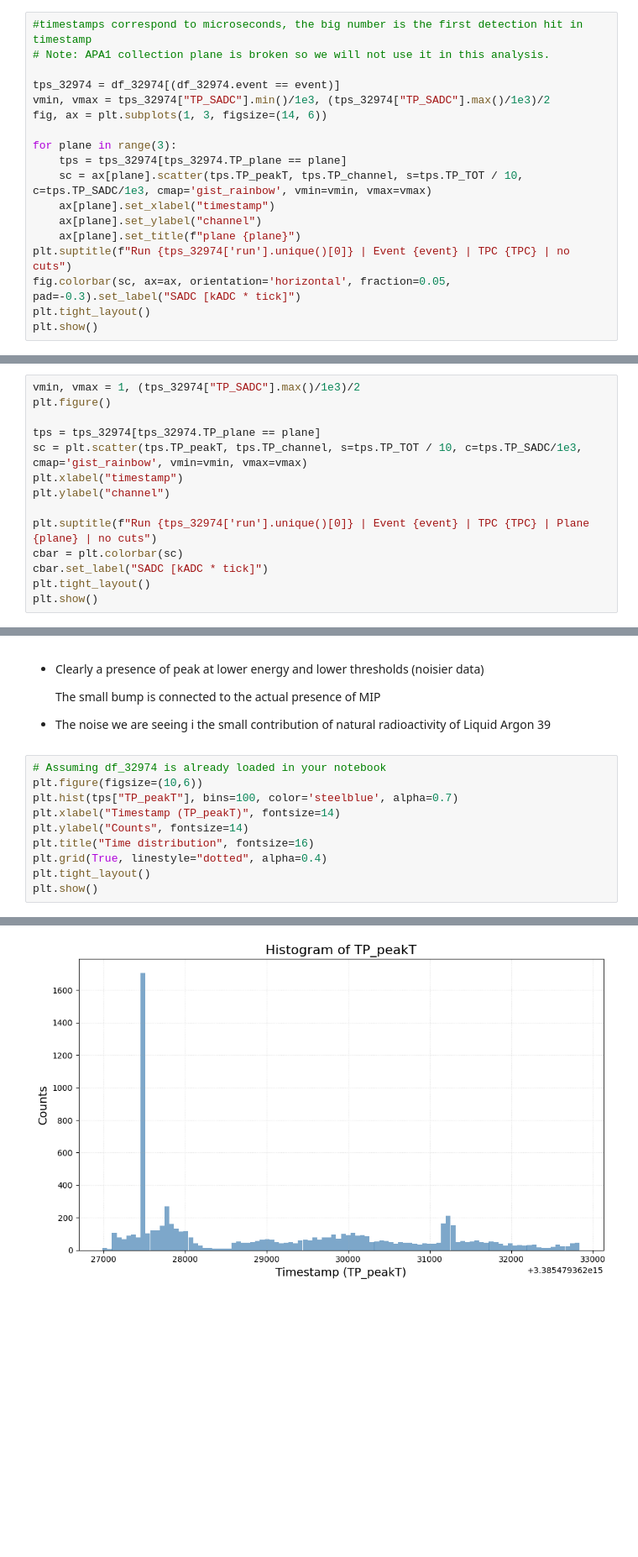
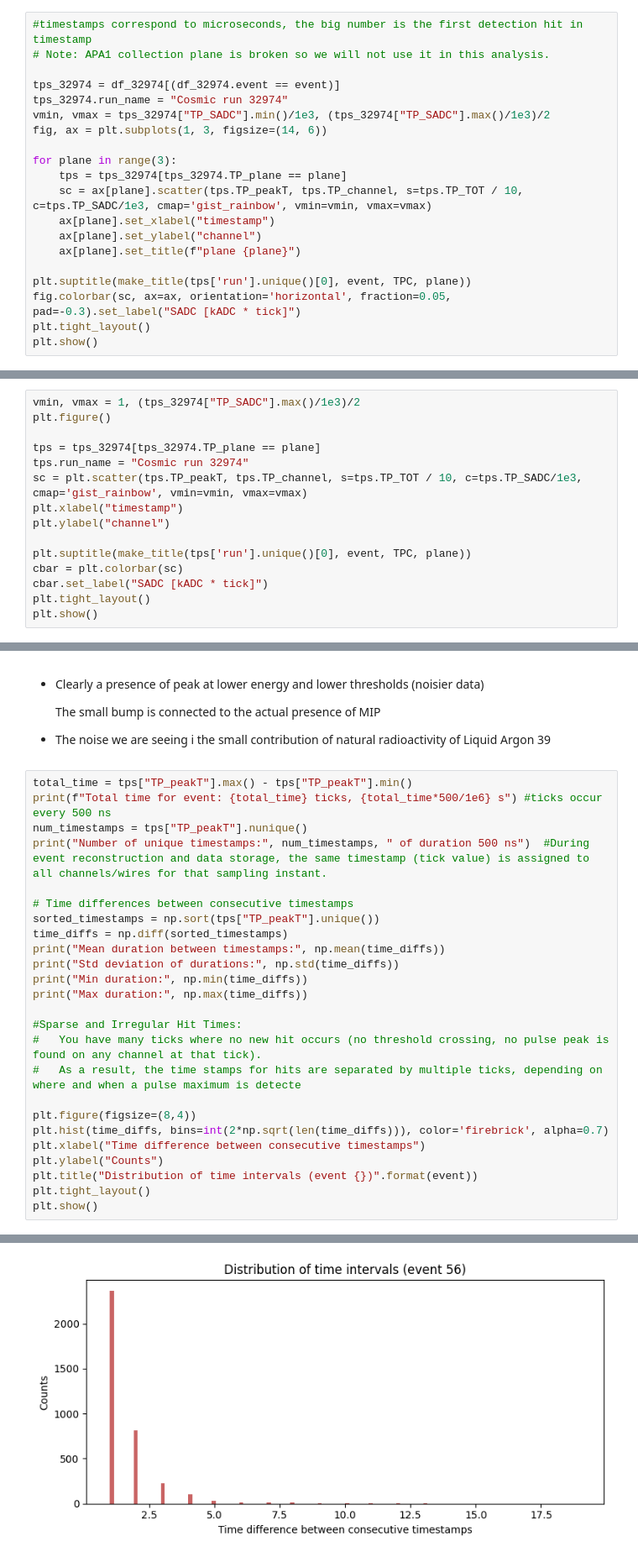
Before and after one commit to JuliaFavaro/SS25_TP_ProtoDUNE, a Jupyter notebook: src/RUN_test event_run_TPC.ipynb, the cells around one changed output, grey strips where cells are left out. Shown at 84% size. Cells and saved outputs as stored; diff of their text form; blank space fills up the shorter version.

Commit message:
Retrying but only focusing on one event at the time

```diff
--- a/src/RUN_test event_run_TPC.ipynb
+++ b/src/RUN_test event_run_TPC.ipynb
@@ -68,6 +71,7 @@ TPC=2
 # Note: APA1 collection plane is broken so we will not use it in this analysis.
 
 tps_32974 = df_32974[(df_32974.event == event)]
+tps_32974.run_name = "Cosmic run 32974"
 vmin, vmax = tps_32974["TP_SADC"].min()/1e3, (tps_32974["TP_SADC"].max()/1e3)/2
 fig, ax = plt.subplots(1, 3, figsize=(14, 6))
 
@@ -77,7 +81,8 @@ for plane in range(3):
     ax[plane].set_xlabel("timestamp")
     ax[plane].set_ylabel("channel")
     ax[plane].set_title(f"plane {plane}")
-plt.suptitle(f"Run {tps_32974['run'].unique()[0]} | Event {event} | TPC {TPC} | no cuts")
+
+plt.suptitle(make_title(tps['run'].unique()[0], event, TPC, plane))
 fig.colorbar(sc, ax=ax, orientation='horizontal', fraction=0.05, pad=-0.3).set_label("SADC [kADC * tick]")
 plt.tight_layout()
 plt.show()
@@ -92,11 +97,12 @@ vmin, vmax = 1, (tps_32974["TP_SADC"].max()/1e3)/2
 plt.figure()
 
 tps = tps_32974[tps_32974.TP_plane == plane]
+tps.run_name = "Cosmic run 32974"
 sc = plt.scatter(tps.TP_peakT, tps.TP_channel, s=tps.TP_TOT / 10, c=tps.TP_SADC/1e3, cmap='gist_rainbow', vmin=vmin, vmax=vmax)
 plt.xlabel("timestamp")
 plt.ylabel("channel")
 
-plt.suptitle(f"Run {tps_32974['run'].unique()[0]} | Event {event} | TPC {TPC} | Plane {plane} | no cuts")
+plt.suptitle(make_title(tps['run'].unique()[0], event, TPC, plane))
 cbar = plt.colorbar(sc)
 cbar.set_label("SADC [kADC * tick]")
 plt.tight_layout()
@@ -172,13 +173,28 @@ plt.show()
 
 - The noise we are seeing i the small contribution of natural radioactivity of Liquid Argon 39
 # %%
-# Assuming df_32974 is already loaded in your notebook
-plt.figure(figsize=(10,6))
-plt.hist(tps["TP_peakT"], bins=100, color='steelblue', alpha=0.7)
-plt.xlabel("Timestamp (TP_peakT)", fontsize=14)
-plt.ylabel("Counts", fontsize=14)
-plt.title("Time distribution", fontsize=16)
-plt.grid(True, linestyle="dotted", alpha=0.4)
+total_time = tps["TP_peakT"].max() - tps["TP_peakT"].min()
+print(f"Total time for event: {total_time} ticks, {total_time*500/1e6} s") #ticks occur every 500 ns
+num_timestamps = tps["TP_peakT"].nunique()
+print("Number of unique timestamps:", num_timestamps, " of duration 500 ns")  #During event reconstruction and data storage, the same timestamp (tick value) is assigned to all channels/wires for that sampling instant.
+
+# Time differences between consecutive timestamps
+sorted_timestamps = np.sort(tps["TP_peakT"].unique())
+time_diffs = np.diff(sorted_timestamps)
+print("Mean duration between timestamps:", np.mean(time_diffs))
+print("Std deviation of durations:", np.std(time_diffs))
+print("Min duration:", np.min(time_diffs))
+print("Max duration:", np.max(time_diffs))
+
+#Sparse and Irregular Hit Times:
+#   You have many ticks where no new hit occurs (no threshold crossing, no pulse peak is found on any channel at that tick).
+#   As a result, the time stamps for hits are separated by multiple ticks, depending on where and when a pulse maximum is detecte
+
+plt.figure(figsize=(8,4))
+plt.hist(time_diffs, bins=int(2*np.sqrt(len(time_diffs))), color='firebrick', alpha=0.7)
+plt.xlabel("Time difference between consecutive timestamps")
+plt.ylabel("Counts")
+plt.title("Distribution of time intervals (event {})".format(event))
 plt.tight_layout()
 plt.show()
 # %% [output]
@@ -185 +207 @@ plt.show()
-[figure, old version]
+[figure, new version]
```
Also changed, not shown: parts of 11 cells of this notebook.
